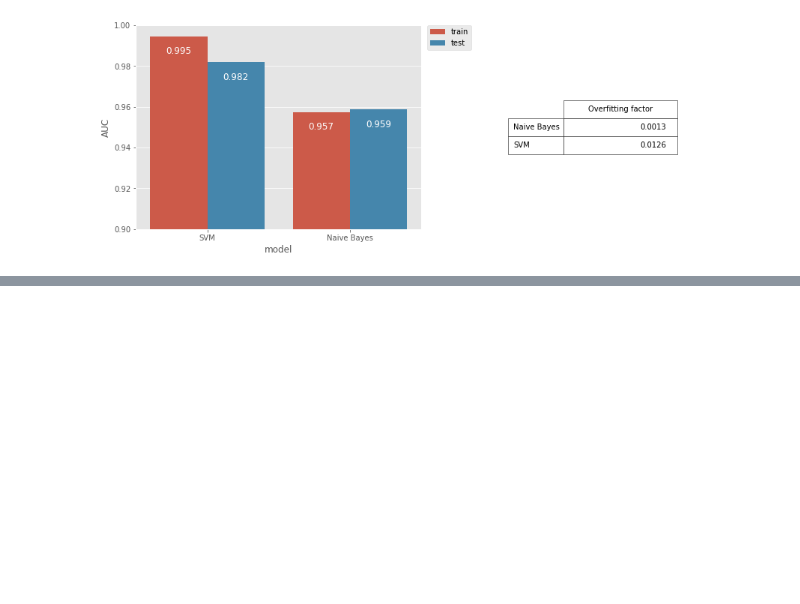
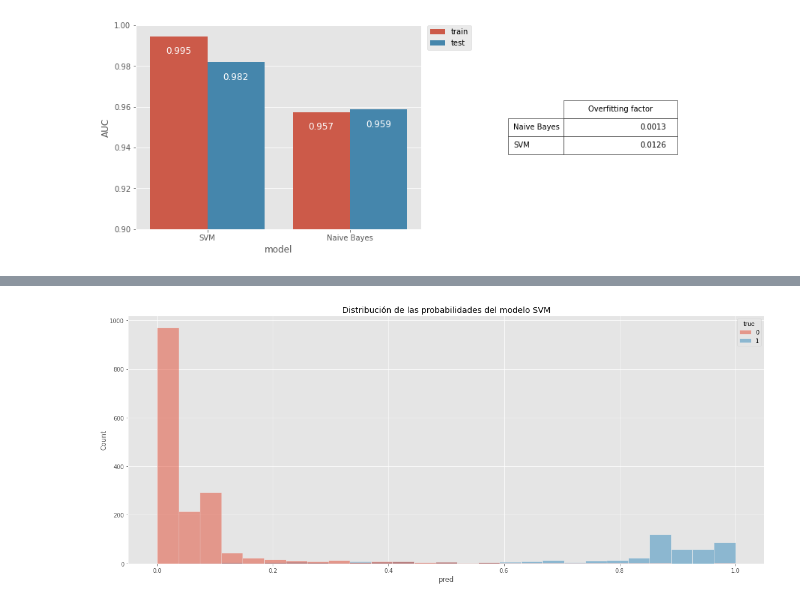
Before and after one commit to tuxsy/iebs-master-data-science, a Jupyter notebook: m04/proyecto/Salud-Feto-Bruno-Angles.ipynb, the cells around one changed output, grey strips where cells are left out. Saved outputs shown, nothing was run; the diff lists cells and outputs as text; code cells hidden in the pictures; blank space fills up the shorter version.

```diff
--- a/m04/proyecto/Salud-Feto-Bruno-Angles.ipynb
+++ b/m04/proyecto/Salud-Feto-Bruno-Angles.ipynb
@@ -689,0 +697,18 @@ plt.show()
+# %%
+# Obtenemos las probabilidades para todos los datos
+predicciones = svm.predict_proba(X)
+
+# Nos quedamos con las probabilidades de la clase 1
+predicciones = predicciones[:,1]
+# %%
+# Mostramos un histograma para ver cómo están de repartidas las probabilidades
+df = pd.DataFrame({
+    "pred": predicciones,
+    "true": y.values.ravel()
+})
+plt.figure(figsize=(20,8))
+sns.histplot(df, x="pred", hue="true")
+plt.title("Distribución de las probabilidades del modelo SVM")
+plt.show()
+# %% [output]
+[figure, added]
```
Also changed, not shown: parts of 14 cells of this notebook.
